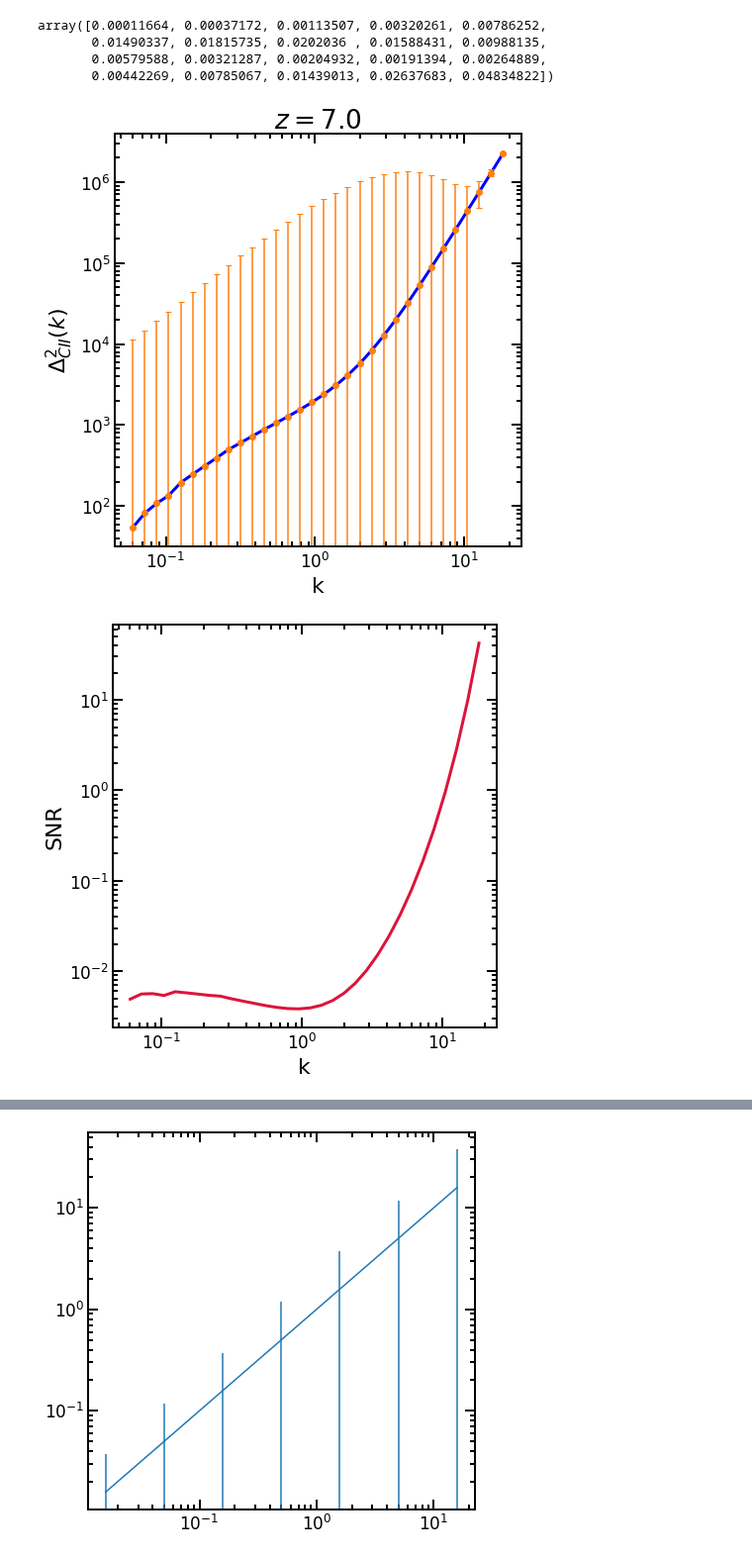
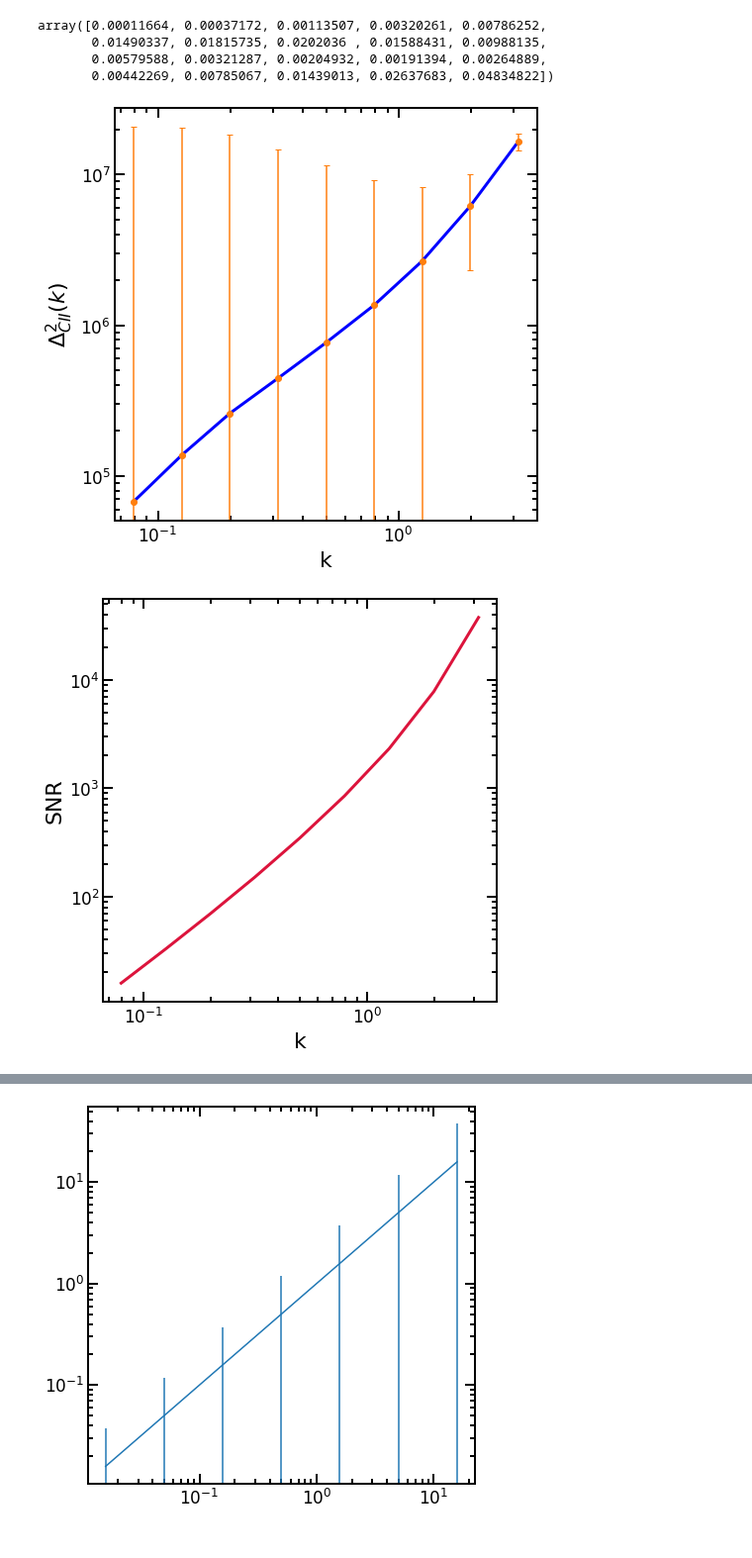
Before and after one commit to Anirbancosmo/Limpy, a Jupyter notebook: notebook/theory.ipynb, the cells around one changed output, grey strips where cells are left out. Shown at 99% size. Saved outputs shown, nothing was run; the diff lists cells and outputs as text; code cells hidden in the pictures.

```diff
--- a/notebook/theory.ipynb
+++ b/notebook/theory.ipynb
@@ -275,11 +294,11 @@ array([0.00011664, 0.00037172, 0.00113507, 0.00320261, 0.00786252,
        0.00579588, 0.00321287, 0.00204932, 0.00191394, 0.00264889,
        0.00442269, 0.00785067, 0.01439013, 0.02637683, 0.04834822])
 # %%
-def SNR_line(k,z, delta_lnk, A_s, B_nu, nu='220', line_name='CII'):
+def SNR_line(k,z_line, delta_lnk, A_s, B_nu, nu='220', line_name='CII'):
     delta_k=k*10**(delta_lnk)
 
-    Nm=lu.N_modes(k,z, delta_k, A_s, B_nu, line_name='CII' )
-    dktotal_cii=lt.Pk_line(k,zline,line_name=line_name,label='total',pk_unit='intensity')
+    Nm=lu.N_modes(k,z_line, delta_k, A_s, B_nu, line_name='CII' )
+    dktotal_cii=lt.Pk_line(k,z_line,line_name=line_name,label='total',pk_unit='intensity')
 
     pk_line=dktotal_cii*2*np.pi**2/k**3
 
@@ -289,11 +308,11 @@ def SNR_line(k,z, delta_lnk, A_s, B_nu, nu='220', line_name='CII'):
     return SNR
 
 
-def delta_pk_line(k,z, delta_lnk, A_s, B_nu, nu='220',  line_name='CII'):
+def error_pk_line(k,z_line, delta_lnk, A_s, B_nu, nu='220',  line_name='CII'):
     delta_k=k*10**(delta_lnk)
 
-    Nm=lu.N_modes(k,z, delta_k, A_s, B_nu, line_name='CII' )
-    dktotal_cii=lt.Pk_line(k,zline,line_name=line_name,label='total',pk_unit='intensity')
+    Nm=lu.N_modes(k,z_line, delta_k, A_s, B_nu, line_name='CII' )
+    dktotal_cii=lt.Pk_line(k,z_line,line_name=line_name,label='total',pk_unit='intensity')
 
     pk_line=dktotal_cii*2*np.pi**2/k**3
 
@@ -302,41 +321,37 @@ def delta_pk_line(k,z, delta_lnk, A_s, B_nu, nu='220',  line_name='CII'):
 # %%
 
 def k_binning(kmin, kmax, ln_deltak):
     bins=(np.log10(kmax)-np.log10(kmin))/ln_deltak
     kk=np.zeros(int(bins))
     delta=np.zeros(int(bins))
     for j in range(int(bins)):
         kk[j]=(kmin*10**(ln_deltak*(j)))
 
     delta_k=np.diff(kk)
 
     k_center=(kk[:-1]+delta_k)/2
     return k_center, delta_k
 
-k_center, delta_k=k_binning(1e-1, 5e1, ln_deltak=0.08)
+k_center, delta_k=k_binning(1e-1, 1e1, ln_deltak=0.2)
 
+zline=3.0
+snr=SNR_line(k_center,zline, delta_lnk=delta_k, A_s=8, B_nu=20, line_name='CII')
 
-snr=SNR_line(k_center,7, delta_lnk=delta_k, A_s=16, B_nu=20, line_name='CII')
-
-delta_pk=delta_pk_line(k_center,7, delta_lnk=delta_k, A_s=16, B_nu=20, line_name='CII')
-
-delta_dk=k_center**3*delta_pk/(2*np.pi**2)
+error_pk=error_pk_line(k_center,zline, delta_lnk=delta_k, A_s=8, B_nu=20, line_name='CII')
 
 dktotal_cii=lt.Pk_line(k_center,zline,line_name=line_name,label='total',pk_unit='intensity')
-pktotal_cii=dktotal_cii*2*np.pi**2/k_center**3
 
 
 plt.plot(k_center, dktotal_cii, 'blue',lw=3)
-plt.errorbar(k_center, dktotal_cii, yerr=delta_dk, color='C1', fmt='o', capsize=3)
+plt.errorbar(k_center, dktotal_cii, yerr=error_pk, color='C1', fmt='o', capsize=3)
 plt.tight_layout()
 plt.yscale('log')
 plt.xscale('log')
 plt.xlabel("k")
 plt.ylabel(r"$\Delta_{CII}^2(k)$")
-plt.title(r"$z=7.0$")
 plt.savefig("CII_error.png")
 # %% [output]
-[figure, old version]
+[figure, new version]
 # %%
 plt.plot(k_center,snr, color='crimson', lw=3)
 plt.xlabel("k")
@@ -346,7 +361,7 @@ plt.xscale("log")
 plt.tight_layout()
 plt.savefig("SNR_CII_z7.png")
 # %% [output]
-[figure, old version]
+[figure, new version]
 # %%
 def k_binning(kmin, kmax, ln_deltak):
     bins=(np.log10(kmax)-np.log10(kmin))/ln_deltak
```
Also changed, not shown: parts of 7 cells of this notebook.
